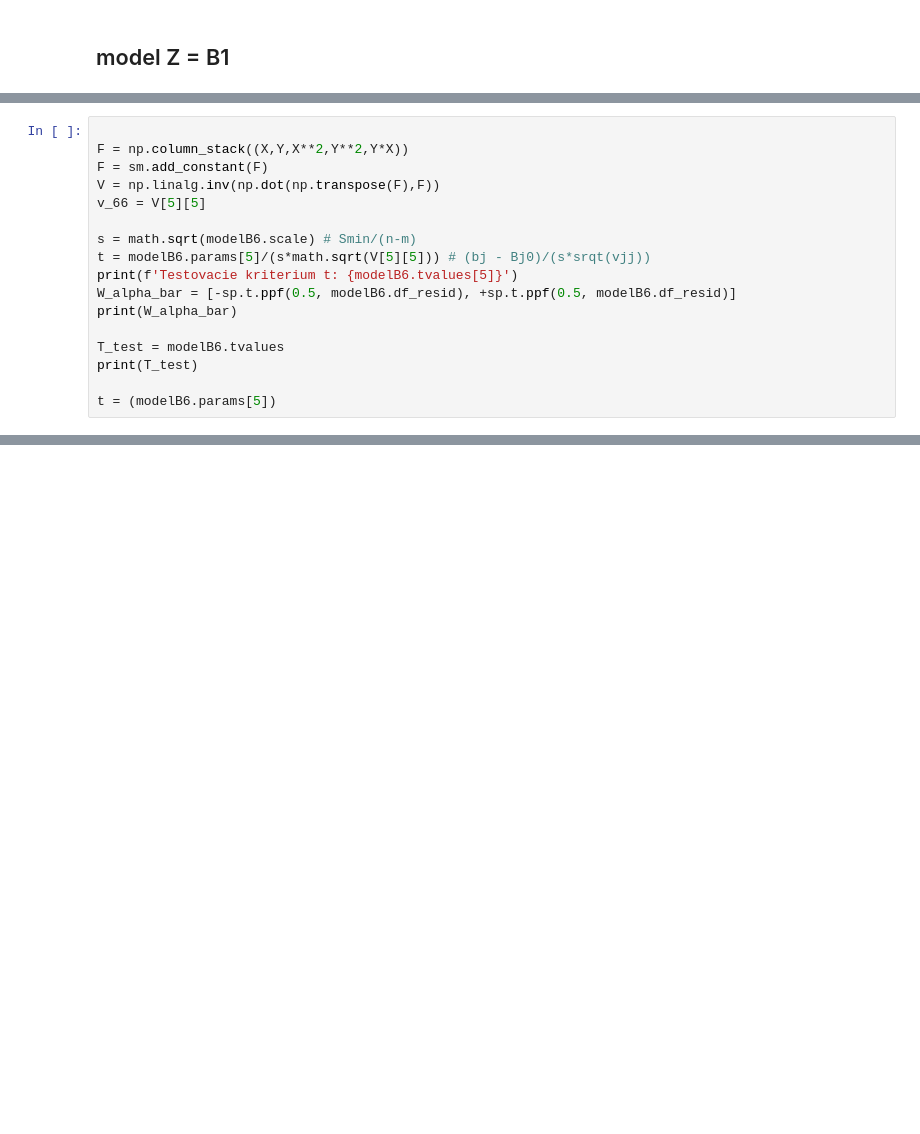
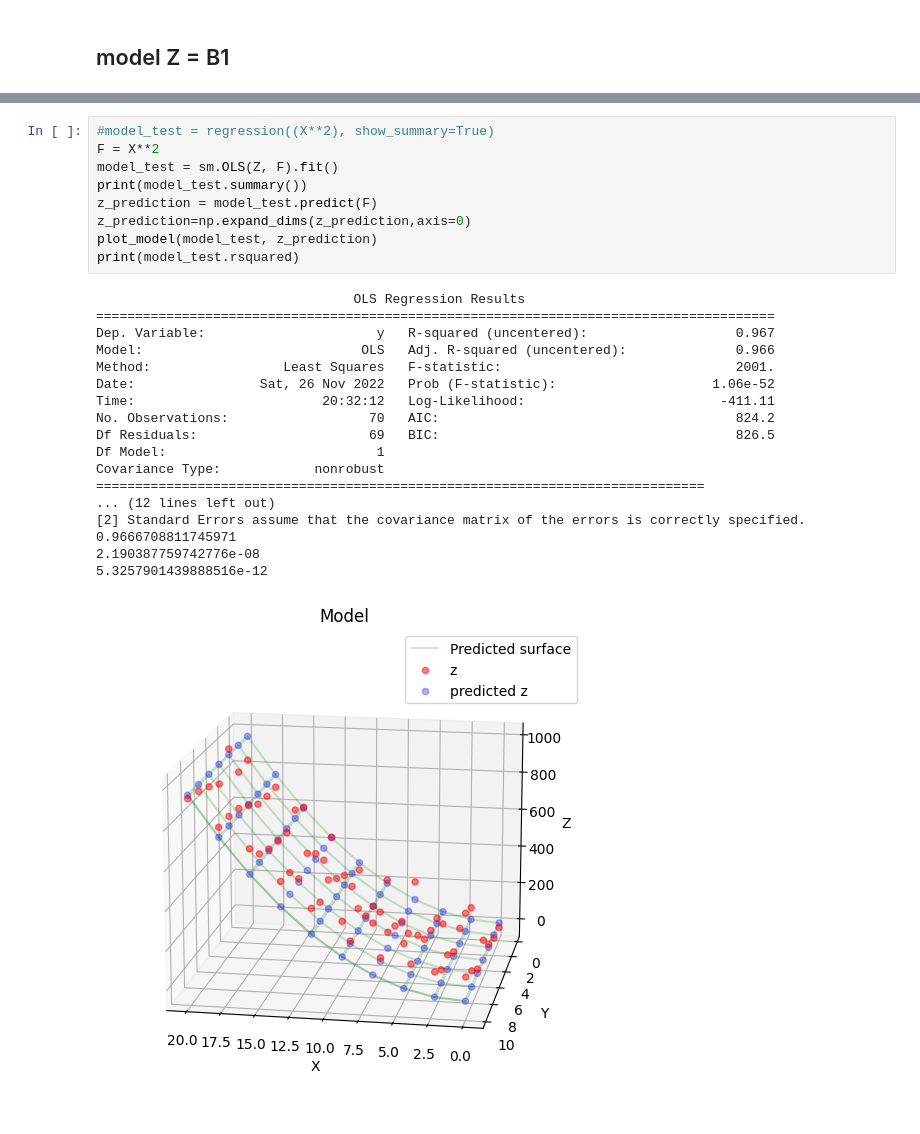
Before and after one commit to dnosko/MSP, a Jupyter notebook: msp.ipynb, the cells around one changed output, grey strips where cells are left out. Drawn from its saved outputs; the diff is of its cells as text; blank space fills up the shorter version.

Commit message:
some regression analysis

```diff
--- a/msp.ipynb
+++ b/msp.ipynb
@@ -278,17 +301,0 @@ B1: -2.220446049250313e-16
-# %%
-
-F = np.column_stack((X,Y,X**2,Y**2,Y*X))
-F = sm.add_constant(F)
-V = np.linalg.inv(np.dot(np.transpose(F),F))
-v_66 = V[5][5]
-
-s = math.sqrt(modelB6.scale) # Smin/(n-m)
-t = modelB6.params[5]/(s*math.sqrt(V[5][5])) # (bj - Bj0)/(s*srqt(vjj))
-print(f'Testovacie kriterium t: {modelB6.tvalues[5]}')
-W_alpha_bar = [-sp.t.ppf(0.5, modelB6.df_resid), +sp.t.ppf(0.5, modelB6.df_resid)]
-print(W_alpha_bar)
-
-T_test = modelB6.tvalues
-print(T_test)
-
-t = (modelB6.params[5])
@@ -298,0 +334,28 @@ Testovacie kriterium t: -0.26437354700664406
+# %%
+#model_test = regression((X**2), show_summary=True)
+F = X**2
+model_test = sm.OLS(Z, F).fit()
+print(model_test.summary())
+z_prediction = model_test.predict(F)
+z_prediction=np.expand_dims(z_prediction,axis=0)
+plot_model(model_test, z_prediction)
+print(model_test.rsquared)
+# %% [output]
+                                 OLS Regression Results
+=======================================================================================
+Dep. Variable:                      y   R-squared (uncentered):                   0.967
+Model:                            OLS   Adj. R-squared (uncentered):              0.966
+Method:                 Least Squares   F-statistic:                              2001.
+Date:                Sat, 26 Nov 2022   Prob (F-statistic):                    1.06e-52
+Time:                        20:32:12   Log-Likelihood:                         -411.11
+No. Observations:                  70   AIC:                                      824.2
+Df Residuals:                      69   BIC:                                      826.5
+Df Model:                           1
+Covariance Type:            nonrobust
+==============================================================================
+... (12 lines left out)
+[2] Standard Errors assume that the covariance matrix of the errors is correctly specified.
+0.9666708811745971
+2.190387759742776e-08
+5.3257901439888516e-12
+[figure, added]
```
Also changed, not shown: parts of 18 cells of this notebook.
